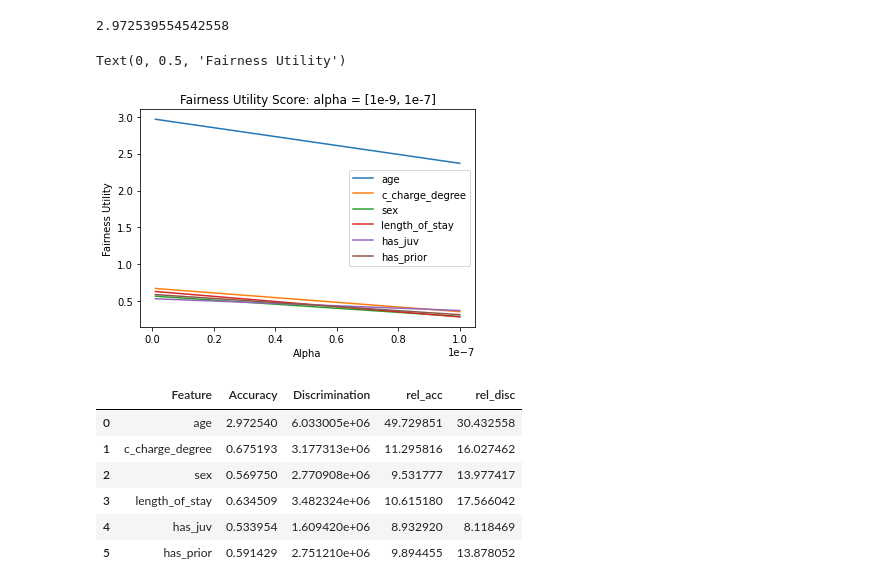
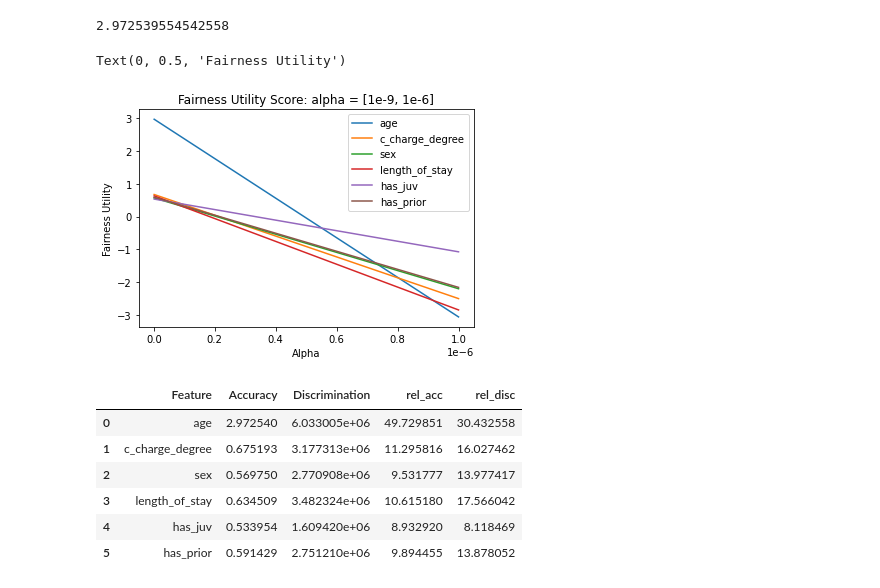
Before and after one commit to Shriya-vipul/ml_fairness, a Jupyter notebook: doc/FFS.ipynb, the cells around one changed output. Cells and saved outputs as stored; diff of their text form; code cells hidden in the pictures.

Commit message:
Edit Utility score

```diff
--- a/doc/FFS.ipynb
+++ b/doc/FFS.ipynb
@@ -87,22 +87,22 @@ scores.loc[0]['Accuracy']
 2.972539554542558
 # %%
 # fairness utility score
-alpha = np.linspace(1e-7, 1e-9, 10000)
+alpha = np.linspace(1e-6, 1e-9, 10000)
 def utility(acc, disc, alpha):
   return acc - (alpha * disc)
 
 for i in range(len(scores)):
   plt.plot(alpha, utility(scores.loc[i]['Accuracy'],
                           scores.loc[i]['Discrimination'],
                           alpha), label=scores.loc[i]['Feature'])
 
 plt.legend()
-plt.title("Fairness Utility Score: alpha = [1e-9, 1e-7]")
+plt.title("Fairness Utility Score: alpha = [1e-9, 1e-6]")
 plt.xlabel('Alpha')
 plt.ylabel('Fairness Utility')
 # %% [output]
 Text(0, 0.5, 'Fairness Utility')
-[figure, old version]
+[figure, new version]
 # %%
 scores["rel_acc"] = scores['Accuracy'] / np.sum(scores['Accuracy']) * 100
 scores['rel_disc'] = scores['Discrimination'] / np.sum(scores['Discrimination']) * 100
```
